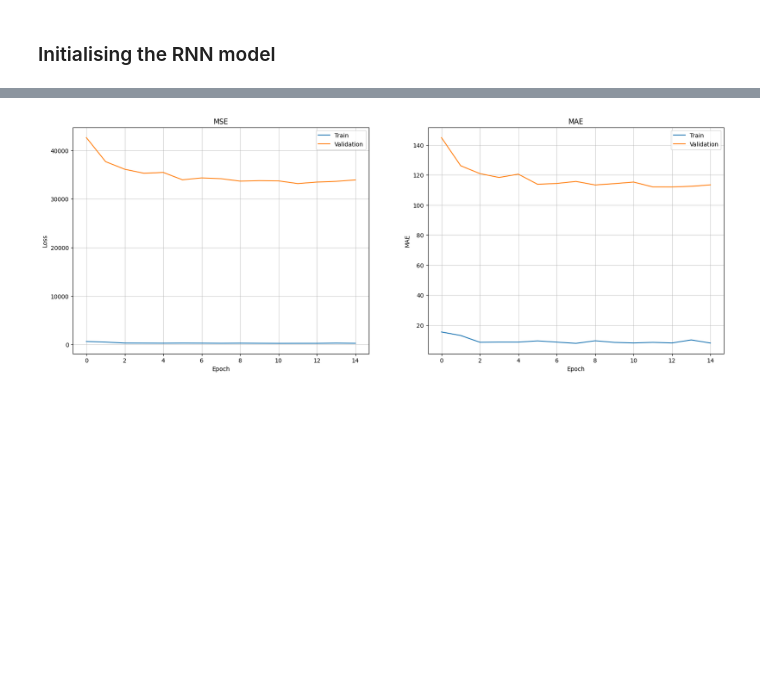
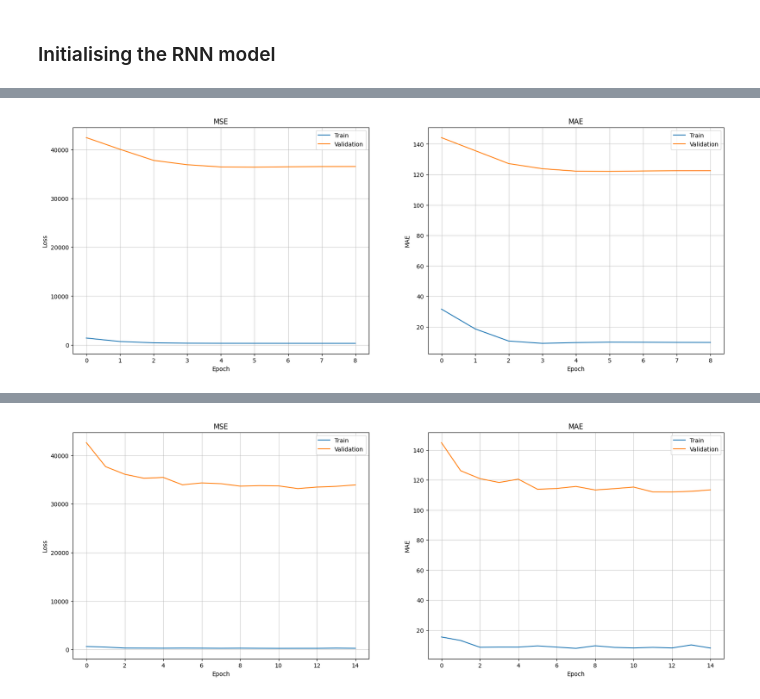
Before and after one commit to Agubecker/flood_prediction, a Jupyter notebook: notebooks/model.ipynb, the cells around one changed output, grey strips where cells are left out. Cells and saved outputs as stored; diff of their text form; code cells hidden in the pictures; blank space fills up the shorter version.

```diff
--- a/notebooks/model.ipynb
+++ b/notebooks/model.ipynb
@@ -403,2 +456,10 @@ def fit_model(model: tf.keras.Model, verbose=1) -> tuple[tf.keras.Model, dict]:
 # %% [markdown]
 ### Initialising the RNN model
+# %%
+# Initialising the RNN model
+
+model = init_model(X_train_ch, y_train_ch)
+model.summary()
+
+# Training
+model, history = fit_model(model, X_train_ch, y_train_ch)
@@ -405,3 +484,7 @@ def fit_model(model: tf.keras.Model, verbose=1) -> tuple[tf.keras.Model, dict]:
+# %%
+plot_history(history);
+# %% [output]
+[figure, added]
 # %%
 # Initialising the RNN model
 
```
Also changed, not shown: parts of 17 cells of this notebook.
